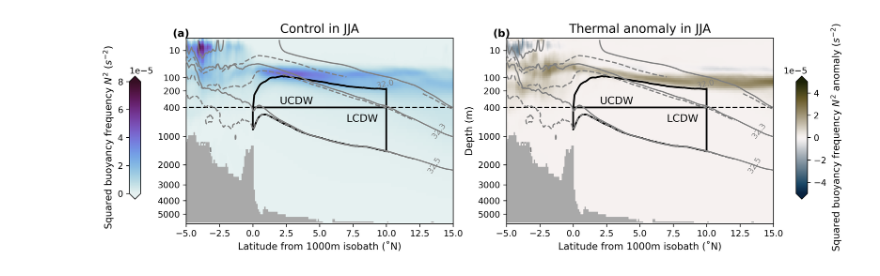
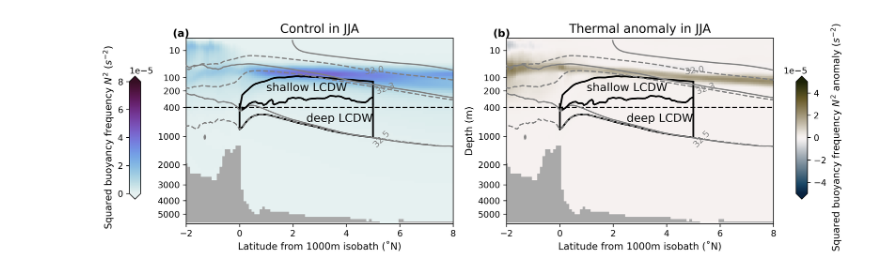
Before and after one commit to Hangyum/JGR_OCEAN_2025_CDW, a Jupyter notebook: Figure_8.ipynb, the cells around one changed output. Cells and saved outputs as stored; diff of their text form; code cells hidden in the pictures.

Commit message:
figures update

```diff
--- a/Figure_8.ipynb
+++ b/Figure_8.ipynb
@@ -61,0 +66,3 @@ buoyancy_th = cc.querying.getvar(expt='01deg_jra55v13_ryf9091_ssp585_th', variab
+# %%
+buoyancy_th = expt_datastore.search(variable="buoyfreq2_wt",frequency = '1mon').to_dask()
+buoyancy_th = buoyancy_th.buoyfreq2_wt.sel(time = slice(start_time, end_time))
@@ -61,0 +72,3 @@ buoyancy_th = cc.querying.getvar(expt='01deg_jra55v13_ryf9091_ssp585_th', variab
+# %%
+buoyancy_ctrl = catalog['01deg_jra55v13_ryf9091'].search(variable="buoyfreq2_wt",frequency = '1mon').to_dask()
+buoyancy_ctrl = buoyancy_ctrl.buoyfreq2_wt.sel(time = slice(start_time, end_time))
@@ -105,9 +139,9 @@ buoyancy_ctrl_new,buoyancy_ctrl_mean_new = Trans_lat_to_shelf(buoyancy_ctrl_wint
 buoyancy_th_new,buoyancy_th_mean_new = Trans_lat_to_shelf(buoyancy_th_winter,new_coord)
 # %%
 manual_positions = [
-    (10, 100),
-    (12, 1000),
-    (14,2000)
+    (5, 100),
+    (5, 300),
+    (6,1000)
 ]
 levs_dens = [32.0,32.3,32.5]
 # %%
@@ -120,6 +154,8 @@ background_1 = xr.DataArray(
     dims=buoyancy_ctrl_mean_new.dims,
     name='ones_array'
 )
+# %%
+mid_bound = xr.open_dataarray('/g/data/x77/hm1221/PhD_P1_data/bound_mid_mean.nc')
 # %%
 # For Figure 6
 fig = plt.figure(figsize=(12,13),dpi = 300)
@@ -147,9 +183,11 @@ background_1[:,:].plot.contourf(ax=ax, colors='darkgrey', zorder=0,
 p2 = buoyancy_ctrl_mean_new.sel(st_ocean = slice(1.,8000)).plot(vmin=0,vmax=8e-5, cmap = cm.cm.dense,add_colorbar = False)
 c2 = plt.contour(bound_up_mean.yt_ocean.values,rho_ctrl_mean_new[1:75,:].st_ocean.values,rho_ctrl_mean_new.sel(st_ocean = slice(1.,8000))-1000,levels=levs_dens,colors='grey',linestyles='-',linewidths=1.5,zorder=5)
 c2 = plt.contour(bound_up_mean.yt_ocean.values,rho_ctrl_mean_new[1:75,:].st_ocean.values,rho_th_mean_new.sel(st_ocean = slice(1.,8000))-1000,levels=levs_dens,colors='grey',linestyles='--',linewidths=1.5,zorder=5)
-plt.clabel(c2,fontsize=9,inline=True,fmt='%1.1f',levels=levs_dens,manual = manual_positions)
+plt.clabel(c2,fontsize=10,inline=False,fmt='%1.1f',levels=levs_dens,manual = manual_positions)
 land.plot.contourf(ax=ax, colors='darkgrey', zorder=2,
                        add_colorbar=False)
+plt.contour(mid_bound[:41,200:251].yt_ocean_sub01.values,mid_bound[:41,200:521].st_ocean.values,mid_bound[:,200:251].sel(st_ocean = slice(0,600)),levels=[2e-9],colors='k',linestyles='-',linewidths=2,zorder=5)
+
 def forward(x):
     return x**(1/3)
 def inverse(x):
@@ -158,17 +196,18 @@ plt.gca().set_yscale('function', functions=(forward, inverse))
 plt.gca().invert_yaxis()
 plt.xlabel('Latitude from 1000m isobath (˚N)', fontsize = 11)
 plt.ylabel(' ', fontsize = 12)
-plt.xlim(-5,15)
+plt.xlim(-2,8)
 plt.yticks([10,100,200,400,1000,2000,3000,4000,5000], [10,100,200,400,1000,2000,3000,4000,5000])
 plt.plot([-10,20], [400,400], linestyle='--', color='k')
-plt.plot(bound_up_mean[200:300].yt_ocean.values, bound_up_mean[200:300].values, c = 'k',linewidth=2)
-plt.plot([10,10],[180,400], c = 'k',linewidth=2)
-plt.plot([10,10],[180,400], c = 'k',linewidth=2)
-plt.plot([0,10],[400,400], c = 'k',linewidth=2)
-
-plt.plot(bound_up_mean[200:300].yt_ocean.values, bound_low_mean[200:300].values, c = 'k',linewidth=2)
-plt.plot([10,10],[400,bound_low_mean[300].values], c = 'k',linewidth=2)
-plt.plot([0,0],[400,bound_low_mean[201].values], c = 'k',linewidth=2)
+plt.plot(bound_up_mean[200:251].yt_ocean.values, bound_up_mean[200:251].values, c = 'k',linewidth=2)
+plt.plot([5,5],[130,350], c = 'k',linewidth=2)
+plt.plot([5,5],[130,350], c = 'k',linewidth=2)
+#plt.plot([0,5],[350,350], c = 'k',linewidth=2)
+plt.text(1,200,'shallow LCDW',fontsize = 13,color = 'k')
+plt.text(2.5,650,'deep LCDW',fontsize = 13,color = 'k')
+plt.plot(bound_low_mean[200:250].yt_ocean_sub01.values, bound_low_mean[200:250].values, c = 'k',linewidth=2)
+plt.plot([5,5],[350,bound_low_mean[250].values], c = 'k',linewidth=2)
+plt.plot([0,0],[350,bound_low_mean[201].values], c = 'k',linewidth=2)
 ax.set_title('Control in JJA', fontsize = 14)
 ax.text(
         -0.05, 1.05,'(a)', transform=ax.transAxes, fontweight='bold',
@@ -176,8 +215,6 @@ ax.text(
         verticalalignment='top',  # Align text vertically to the top
         horizontalalignment='left',  # Align text horizontally to the left
 )
-plt.text(2,350,'UCDW',fontsize = 12,color = 'k')
-plt.text(7,650,'LCDW',fontsize = 12,color = 'k')
 
 ax = plt.subplot(3,2,6)
 background_1[:,:].plot.contourf(ax=ax, colors='darkgrey', zorder=0,
@@ -185,46 +222,46 @@ background_1[:,:].plot.contourf(ax=ax, colors='darkgrey', zorder=0,
 p1 = (buoyancy_th_mean_new.sel(st_ocean = slice(1.,8000))-buoyancy_ctrl_mean_new.sel(st_ocean = slice(1.,8000))).plot(vmin=-5e-5,vmax=5e-5, cmap = cm.cm.diff,add_colorbar = False)
 c2 = plt.contour(bound_up_mean.yt_ocean.values,rho_ctrl_mean_new[1:75,:].st_ocean.values,rho_ctrl_mean_new.sel(st_ocean = slice(1.,8000))-1000,levels=levs_dens,colors='grey',linestyles='-',linewidths=1.5,zorder=5)
 c2 = plt.contour(bound_up_mean.yt_ocean.values,rho_ctrl_mean_new[1:75,:].st_ocean.values,rho_th_mean_new.sel(st_ocean = slice(1.,8000))-1000,levels=levs_dens,colors='grey',linestyles='--',linewidths=1.5,zorder=5)
-plt.clabel(c2,fontsize=9,inline=True,fmt='%1.1f',levels=levs_dens,manual = manual_positions)
+plt.clabel(c2,fontsize=10,inline=False,fmt='%1.1f',levels=levs_dens,manual = manual_positions)
+plt.contour(mid_bound[:41,200:251].yt_ocean_sub01.values,mid_bound[:41,200:521].st_ocean.values,mid_bound[:,200:251].sel(st_ocean = slice(0,600)),levels=[2e-9],colors='k',linestyles='-',linewidths=2,zorder=5)
 land.plot.contourf(ax=ax, colors='darkgrey', zorder=2,
                        add_colorbar=False)
 def forward(x):
     return x**(1/3)
 def inverse(x):
     return x**3
 plt.gca().set_yscale('function', functions=(forward, inverse))
 plt.gca().invert_yaxis()
 plt.xlabel('Latitude from 1000m isobath (˚N)', fontsize = 11)
 plt.ylabel('Depth (m)', fontsize = 11)
-plt.xlim(-5,15)
+plt.xlim(-2,8)
 plt.yticks([10,100,200,400,1000,2000,3000,4000,5000], [10,100,200,400,1000,2000,3000,4000,5000])
 plt.plot([-10,20], [400,400], linestyle='--', color='k')
-plt.plot(bound_up_mean[200:300].yt_ocean.values, bound_up_mean[200:300].values, c = 'k',linewidth=2)
-plt.plot([10,10],[180,400], c = 'k',linewidth=2)
-plt.plot([10,10],[180,400], c = 'k',linewidth=2)
-plt.plot([0,10],[400,400], c = 'k',linewidth=2)
-
-plt.plot(bound_up_mean[200:300].yt_ocean.values, bound_low_mean[200:300].values, c = 'k',linewidth=2)
-plt.plot([10,10],[400,bound_low_mean[300].values], c = 'k',linewidth=2)
-plt.plot([0,0],[400,bound_low_mean[201].values], c = 'k',linewidth=2)
+plt.plot(bound_up_mean[200:251].yt_ocean.values, bound_up_mean[200:251].values, c = 'k',linewidth=2)
+plt.plot([5,5],[130,350], c = 'k',linewidth=2)
+plt.plot([5,5],[130,350], c = 'k',linewidth=2)
+#plt.plot([0,5],[350,350], c = 'k',linewidth=2)
+plt.text(1,200,'shallow LCDW',fontsize = 13,color = 'k')
+plt.text(2.5,650,'deep LCDW',fontsize = 13,color = 'k')
+plt.plot(bound_low_mean[200:250].yt_ocean_sub01.values, bound_low_mean[200:250].values, c = 'k',linewidth=2)
+plt.plot([5,5],[350,bound_low_mean[250].values], c = 'k',linewidth=2)
+plt.plot([0,0],[350,bound_low_mean[201].values], c = 'k',linewidth=2)
 ax.set_title('Thermal anomaly in JJA', fontsize = 14)
 ax.text(
         -0.05, 1.05,'(b)', transform=ax.transAxes, fontweight='bold',
         fontsize=12,  # Font size
         verticalalignment='top',  # Align text vertically to the top
         horizontalalignment='left',  # Align text horizontally to the left
 )
-plt.text(2,350,'UCDW',fontsize = 12,color = 'k')
-plt.text(7,650,'LCDW',fontsize = 12,color = 'k')
 
 ax_cb2 = plt.axes([0.93, 0.14, 0.015, 0.15])
 cb = plt.colorbar(p1, cax=ax_cb2,  orientation='vertical',extend='both')
 cb.ax.set_ylabel('Squared buoyancy frequency $N^{2}$ anomaly ($s^{-2}$)', fontsize = 11)
 
 ax_cb2 = plt.axes([0.05, 0.14, 0.015, 0.15])
 cb = plt.colorbar(p2, cax=ax_cb2,  orientation='vertical',extend='both')
 cb.ax.set_ylabel('Squared buoyancy frequency $N^{2}$ ($s^{-2}$)', fontsize = 11)
 cb.ax.yaxis.set_label_position('left')
 cb.ax.yaxis.set_ticks_position('left')
 # %% [output]
-[figure, old version]
+[figure, new version]
```
Also changed, not shown: parts of 12 cells of this notebook.
